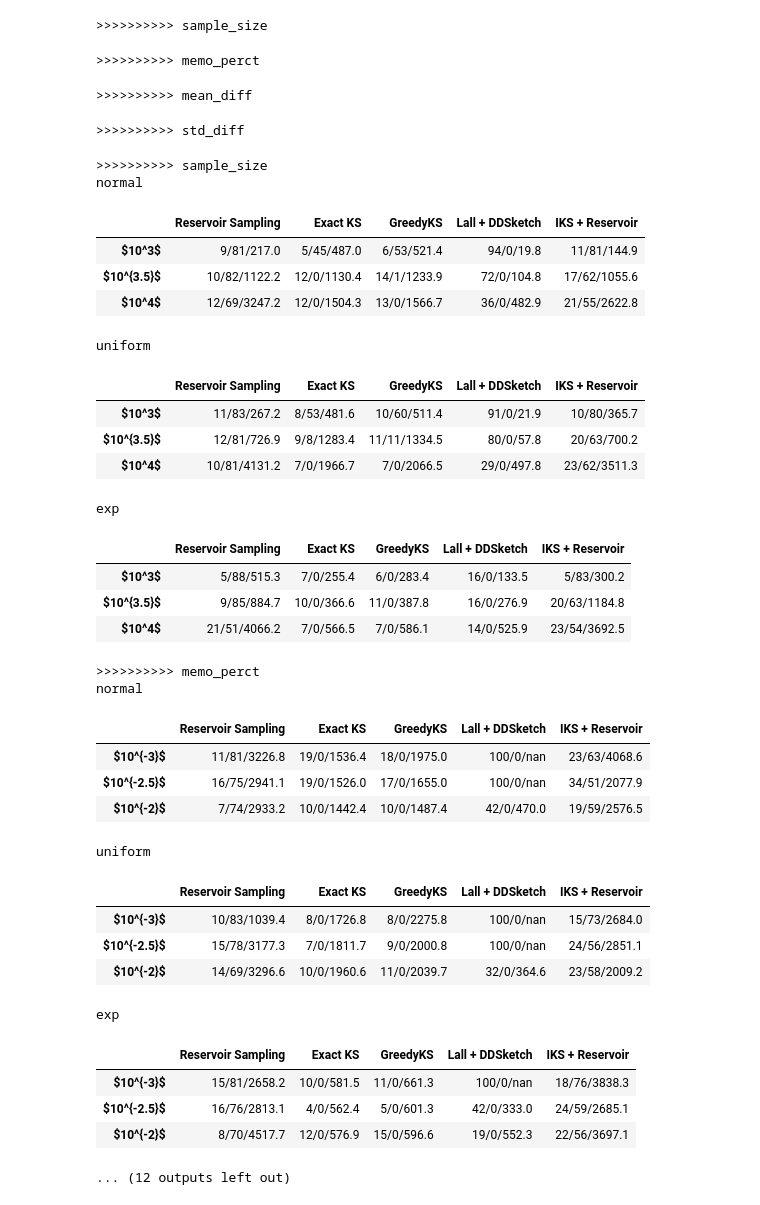
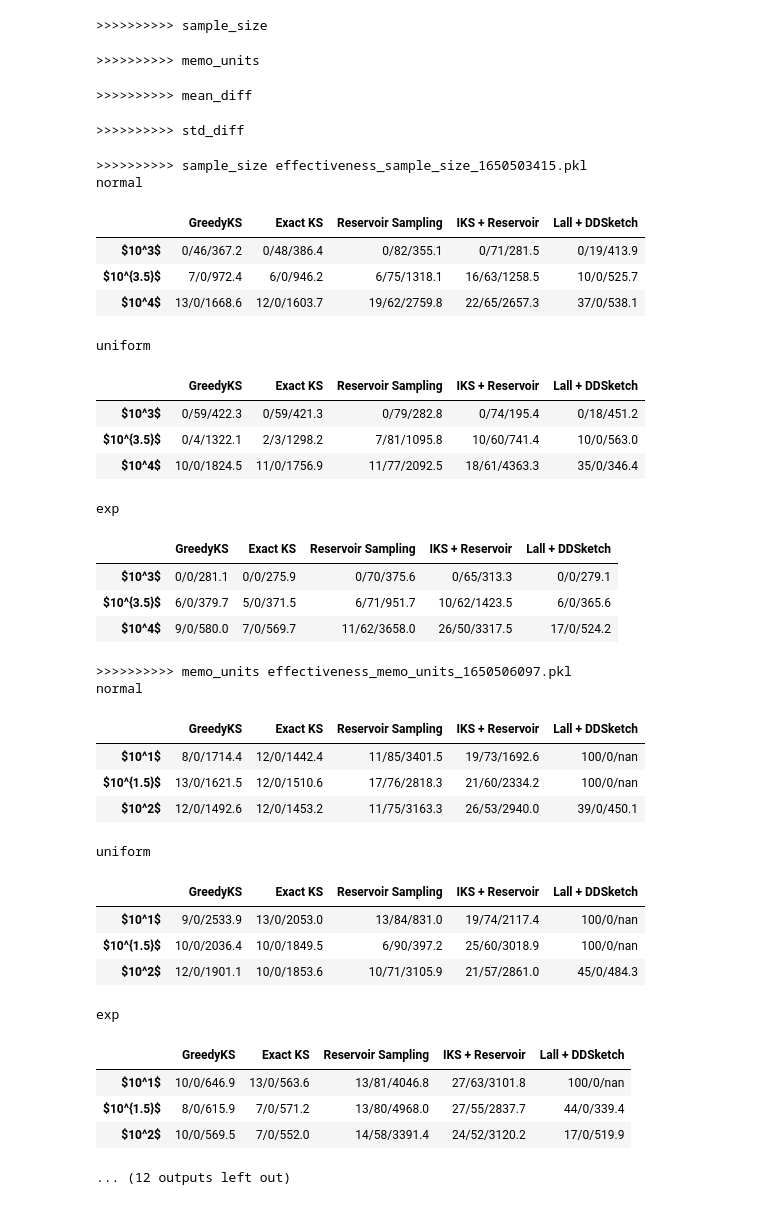
Before and after one commit to moretoknow/greedyks_experiments, a Jupyter notebook: effectiveness.ipynb, the cells around one changed output. Drawn from its saved outputs; the diff is of its cells as text; code cells hidden in the pictures.

```diff
--- a/effectiveness.ipynb
+++ b/effectiveness.ipynb
@@ -7,69 +7,67 @@ import pandas as pd
 util.matplotlib_setup()
 util.default_num_reps = 100
 util.eval_error_D = util.eval_effectiveness
-util.approx_methods = ['Reservoir Sampling', 'Exact KS','GreedyKS', 'Lall + DDSketch', 'IKS + Reservoir']
+util.approx_methods.insert(1, 'Exact KS')
 # %%
 experiments = [
     [{'sample_size': (10 ** np.arange(3, 4.5, 0.5)).astype(int)}, 'Sample size', 'sample_size'],
-    [{'memo_perct': 10. ** np.arange(-3, -1.5, 0.5)}, 'Memory fraction', 'memo_perct'],
+    [{'memo_units': (10 ** np.arange(1, 2.5, 0.5)).astype(int)}, 'Memory units', 'memo_units'],
     [{'mean_diff': 10. ** np.arange(-2, -0.5, 0.5)}, 'Difference in distribution mean', 'mean_diff'],
     [{'std_diff': 10. ** np.arange(-2, -0.5, 0.5), 'mean_diff':[0]}, 'Difference in distribution standard deviation', 'std_diff'],
 ]
 
 for e in experiments:
     print('>' * 10, e[2])
-    kwargs = {'sample_size': (10**4,)}
-    kwargs.update(e[0])
-    results = util.get_results(**kwargs)
+    results = util.get_results(**e[0])
     timestamp = int(time.time())
     e.append('effectiveness_{}_{}.pkl'.format(e[2], timestamp))
     results.to_pickle('./data_pdf_files/' + e[-1])
 # %% [output]
 >>>>>>>>>> sample_size
->>>>>>>>>> memo_perct
+>>>>>>>>>> memo_units
 >>>>>>>>>> mean_diff
 >>>>>>>>>> std_diff
 # %%
 for e in experiments:
-    f = 'effectiveness_' + e[-1]  + '.pkl'
+    f = e[-1]
     results = pd.read_pickle('./data_pdf_files/' + f)
-    exp_type = f[f.find('_') + 1 : f.rfind('.')]
-    print('>' * 10, exp_type)
+    exp_type = f[f.find('_') + 1 : f.rfind('_')]
+    print('>' * 10, exp_type, f)
     res = util.plot_table(results, exp_type, './data_pdf_files/effectiveness_' + exp_type)
     for k in res:
         print(k)
         display(res[k])
 # %% [output]
->>>>>>>>>> sample_size
+>>>>>>>>>> sample_size effectiveness_sample_size_1650503415.pkl
 normal
-|  | Reservoir Sampling | Exact KS | GreedyKS | Lall + DDSketch | IKS + Reservoir |
-| $10^3$ | 9/81/217.0 | 5/45/487.0 | 6/53/521.4 | 94/0/19.8 | 11/81/144.9 |
-| $10^{3.5}$ | 10/82/1122.2 | 12/0/1130.4 | 14/1/1233.9 | 72/0/104.8 | 17/62/1055.6 |
-| $10^4$ | 12/69/3247.2 | 12/0/1504.3 | 13/0/1566.7 | 36/0/482.9 | 21/55/2622.8 |
+|  | GreedyKS | Exact KS | Reservoir Sampling | IKS + Reservoir | Lall + DDSketch |
+| $10^3$ | 0/46/367.2 | 0/48/386.4 | 0/82/355.1 | 0/71/281.5 | 0/19/413.9 |
+| $10^{3.5}$ | 7/0/972.4 | 6/0/946.2 | 6/75/1318.1 | 16/63/1258.5 | 10/0/525.7 |
+| $10^4$ | 13/0/1668.6 | 12/0/1603.7 | 19/62/2759.8 | 22/65/2657.3 | 37/0/538.1 |
 uniform
-|  | Reservoir Sampling | Exact KS | GreedyKS | Lall + DDSketch | IKS + Reservoir |
-| $10^3$ | 11/83/267.2 | 8/53/481.6 | 10/60/511.4 | 91/0/21.9 | 10/80/365.7 |
-| $10^{3.5}$ | 12/81/726.9 | 9/8/1283.4 | 11/11/1334.5 | 80/0/57.8 | 20/63/700.2 |
-| $10^4$ | 10/81/4131.2 | 7/0/1966.7 | 7/0/2066.5 | 29/0/497.8 | 23/62/3511.3 |
+|  | GreedyKS | Exact KS | Reservoir Sampling | IKS + Reservoir | Lall + DDSketch |
+| $10^3$ | 0/59/422.3 | 0/59/421.3 | 0/79/282.8 | 0/74/195.4 | 0/18/451.2 |
+| $10^{3.5}$ | 0/4/1322.1 | 2/3/1298.2 | 7/81/1095.8 | 10/60/741.4 | 10/0/563.0 |
+| $10^4$ | 10/0/1824.5 | 11/0/1756.9 | 11/77/2092.5 | 18/61/4363.3 | 35/0/346.4 |
 exp
-|  | Reservoir Sampling | Exact KS | GreedyKS | Lall + DDSketch | IKS + Reservoir |
-| $10^3$ | 5/88/515.3 | 7/0/255.4 | 6/0/283.4 | 16/0/133.5 | 5/83/300.2 |
-| $10^{3.5}$ | 9/85/884.7 | 10/0/366.6 | 11/0/387.8 | 16/0/276.9 | 20/63/1184.8 |
-| $10^4$ | 21/51/4066.2 | 7/0/566.5 | 7/0/586.1 | 14/0/525.9 | 23/54/3692.5 |
+|  | GreedyKS | Exact KS | Reservoir Sampling | IKS + Reservoir | Lall + DDSketch |
+| $10^3$ | 0/0/281.1 | 0/0/275.9 | 0/70/375.6 | 0/65/313.3 | 0/0/279.1 |
+| $10^{3.5}$ | 6/0/379.7 | 5/0/371.5 | 6/71/951.7 | 10/62/1423.5 | 6/0/365.6 |
+| $10^4$ | 9/0/580.0 | 7/0/569.7 | 11/62/3658.0 | 26/50/3317.5 | 17/0/524.2 |
->>>>>>>>>> memo_perct
+>>>>>>>>>> memo_units effectiveness_memo_units_1650506097.pkl
 normal
-|  | Reservoir Sampling | Exact KS | GreedyKS | Lall + DDSketch | IKS + Reservoir |
-| $10^{-3}$ | 11/81/3226.8 | 19/0/1536.4 | 18/0/1975.0 | 100/0/nan | 23/63/4068.6 |
-| $10^{-2.5}$ | 16/75/2941.1 | 19/0/1526.0 | 17/0/1655.0 | 100/0/nan | 34/51/2077.9 |
-| $10^{-2}$ | 7/74/2933.2 | 10/0/1442.4 | 10/0/1487.4 | 42/0/470.0 | 19/59/2576.5 |
+|  | GreedyKS | Exact KS | Reservoir Sampling | IKS + Reservoir | Lall + DDSketch |
+| $10^1$ | 8/0/1714.4 | 12/0/1442.4 | 11/85/3401.5 | 19/73/1692.6 | 100/0/nan |
+| $10^{1.5}$ | 13/0/1621.5 | 12/0/1510.6 | 17/76/2818.3 | 21/60/2334.2 | 100/0/nan |
+| $10^2$ | 12/0/1492.6 | 12/0/1453.2 | 11/75/3163.3 | 26/53/2940.0 | 39/0/450.1 |
 uniform
-|  | Reservoir Sampling | Exact KS | GreedyKS | Lall + DDSketch | IKS + Reservoir |
-| $10^{-3}$ | 10/83/1039.4 | 8/0/1726.8 | 8/0/2275.8 | 100/0/nan | 15/73/2684.0 |
-| $10^{-2.5}$ | 15/78/3177.3 | 7/0/1811.7 | 9/0/2000.8 | 100/0/nan | 24/56/2851.1 |
-| $10^{-2}$ | 14/69/3296.6 | 10/0/1960.6 | 11/0/2039.7 | 32/0/364.6 | 23/58/2009.2 |
+|  | GreedyKS | Exact KS | Reservoir Sampling | IKS + Reservoir | Lall + DDSketch |
+| $10^1$ | 9/0/2533.9 | 13/0/2053.0 | 13/84/831.0 | 19/74/2117.4 | 100/0/nan |
+| $10^{1.5}$ | 10/0/2036.4 | 10/0/1849.5 | 6/90/397.2 | 25/60/3018.9 | 100/0/nan |
+| $10^2$ | 12/0/1901.1 | 10/0/1853.6 | 10/71/3105.9 | 21/57/2861.0 | 45/0/484.3 |
 exp
-|  | Reservoir Sampling | Exact KS | GreedyKS | Lall + DDSketch | IKS + Reservoir |
-| $10^{-3}$ | 15/81/2658.2 | 10/0/581.5 | 11/0/661.3 | 100/0/nan | 18/76/3838.3 |
-| $10^{-2.5}$ | 16/76/2813.1 | 4/0/562.4 | 5/0/601.3 | 42/0/333.0 | 24/59/2685.1 |
-| $10^{-2}$ | 8/70/4517.7 | 12/0/576.9 | 15/0/596.6 | 19/0/552.3 | 22/56/3697.1 |
+|  | GreedyKS | Exact KS | Reservoir Sampling | IKS + Reservoir | Lall + DDSketch |
+| $10^1$ | 10/0/646.9 | 13/0/563.6 | 13/81/4046.8 | 27/63/3101.8 | 100/0/nan |
+| $10^{1.5}$ | 8/0/615.9 | 7/0/571.2 | 13/80/4968.0 | 27/55/2837.7 | 44/0/339.4 |
+| $10^2$ | 10/0/569.5 | 7/0/552.0 | 14/58/3391.4 | 24/52/3120.2 | 17/0/519.9 |
 ... (12 outputs left out)
```
Also changed, not shown: 2 other files.
